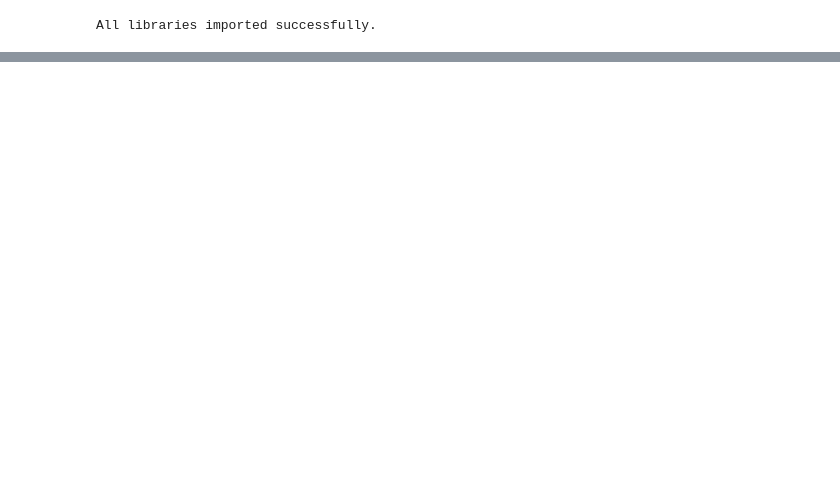
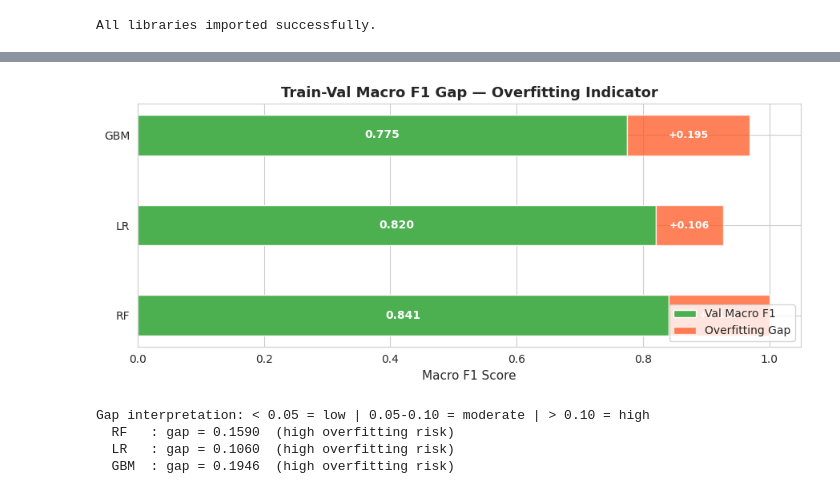
Before and after one commit to bmislol/smart-travel-planner, a Jupyter notebook: notebook/ml/train_model.ipynb, the cells around one changed output, grey strips where cells are left out. Saved outputs shown, nothing was run; the diff lists cells and outputs as text; code cells hidden in the pictures; blank space fills up the shorter version.

```diff
--- a/notebook/ml/train_model.ipynb
+++ b/notebook/ml/train_model.ipynb
@@ -449,0 +539,46 @@ Confusion matrix successfully saved to: ../../graph/confusion_matrix.png
+# %%
+# Cell 14: Train-Val Gap Analysis (Overfitting Indicator)
+import matplotlib.pyplot as plt
+
+# Calculate the gap between Train and Val performance
+df_results['gap'] = df_results['train_f1_macro'] - df_results['val_f1_macro']
+
+fig, ax = plt.subplots(figsize=(9, 4))
+
+# Plot the Validation Score (Green)
+ax.barh(df_results.index, df_results['val_f1_macro'],
+        color='#4CAF50', height=0.45, label='Val Macro F1')
+
+# Plot the Overfitting Gap (Orange) stacked on top
+ax.barh(df_results.index, df_results['gap'],
+        left=df_results['val_f1_macro'],
+        color='#FF5722', height=0.45, label='Overfitting Gap', alpha=0.75)
+
+# Add text labels inside the bars
+for i, (model_name, row) in enumerate(df_results.iterrows()):
+    v = row['val_f1_macro']
+    g = row['gap']
+    ax.text(v / 2, i, f'{v:.3f}', va='center', ha='center',
+            color='white', fontweight='bold', fontsize=10)
+    ax.text(v + g / 2, i, f'+{g:.3f}', va='center', ha='center',
+            color='white', fontweight='bold', fontsize=9)
+
+ax.set_xlabel('Macro F1 Score', fontsize=11)
+ax.set_xlim(0, 1.05)
+ax.set_title('Train-Val Macro F1 Gap — Overfitting Indicator', fontsize=13, fontweight='bold')
+ax.legend(loc='lower right')
+plt.tight_layout()
+plt.show()
+
+# Print the risk assessment
+print('Gap interpretation: < 0.05 = low | 0.05-0.10 = moderate | > 0.10 = high')
+for m in df_results.index:
+    g = df_results.loc[m, 'gap']
+    risk = 'low' if g < 0.05 else ('moderate' if g < 0.10 else 'high')
+    print(f'  {m:<5}: gap = {g:.4f}  ({risk} overfitting risk)')
+# %% [output]
+[figure, added]
+Gap interpretation: < 0.05 = low | 0.05-0.10 = moderate | > 0.10 = high
+  RF   : gap = 0.1590  (high overfitting risk)
+  LR   : gap = 0.1060  (high overfitting risk)
+  GBM  : gap = 0.1946  (high overfitting risk)
```
Also changed, not shown: parts of 26 cells of this notebook, 2 other files.
